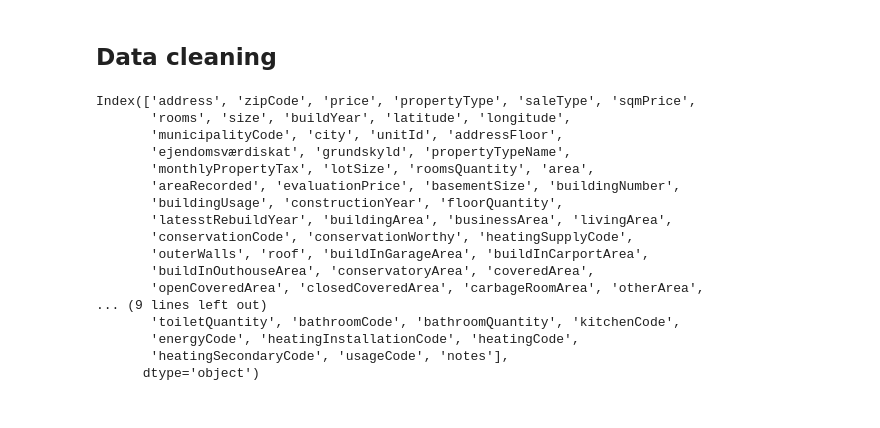
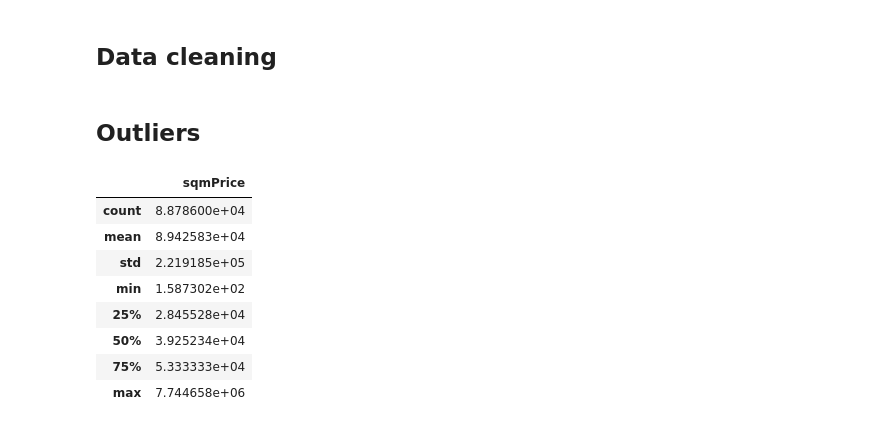
Before and after one commit to yapicikerem/ISDS_G9, a Jupyter notebook: Exam_G9.ipynb, the cells around one changed output. Drawn from its saved outputs; the diff is of its cells as text; code cells hidden in the pictures.

```diff
--- a/Exam_G9.ipynb
+++ b/Exam_G9.ipynb
@@ -83,20 +100,0 @@ boliga.dropna(how='all')
-# %%
-boliga.columns
-# %% [output]
-Index(['address', 'zipCode', 'price', 'propertyType', 'saleType', 'sqmPrice',
-       'rooms', 'size', 'buildYear', 'latitude', 'longitude',
-       'municipalityCode', 'city', 'unitId', 'addressFloor',
-       'ejendomsværdiskat', 'grundskyld', 'propertyTypeName',
-       'monthlyPropertyTax', 'lotSize', 'roomsQuantity', 'area',
-       'areaRecorded', 'evaluationPrice', 'basementSize', 'buildingNumber',
-       'buildingUsage', 'constructionYear', 'floorQuantity',
-       'latesstRebuildYear', 'buildingArea', 'businessArea', 'livingArea',
-       'conservationCode', 'conservationWorthy', 'heatingSupplyCode',
-       'outerWalls', 'roof', 'buildInGarageArea', 'buildInCarportArea',
-       'buildInOuthouseArea', 'conservatoryArea', 'coveredArea',
-       'openCoveredArea', 'closedCoveredArea', 'carbageRoomArea', 'otherArea',
-... (9 lines left out)
-       'toiletQuantity', 'bathroomCode', 'bathroomQuantity', 'kitchenCode',
-       'energyCode', 'heatingInstallationCode', 'heatingCode',
-       'heatingSecondaryCode', 'usageCode', 'notes'],
-      dtype='object')
@@ -102,0 +140,14 @@ Index(['address', 'zipCode', 'price', 'propertyType', 'saleType', 'sqmPrice',
+# %% [markdown]
+## Outliers
+# %%
+boliga[['sqmPrice']].describe()
+# %% [output]
+|  | sqmPrice |
+| count | 8.878600e+04 |
+| mean | 8.942583e+04 |
+| std | 2.219185e+05 |
+| min | 1.587302e+02 |
+| 25% | 2.845528e+04 |
+| 50% | 3.925234e+04 |
+| 75% | 5.333333e+04 |
+| max | 7.744658e+06 |
```
Also changed, not shown: parts of 14 cells of this notebook.
